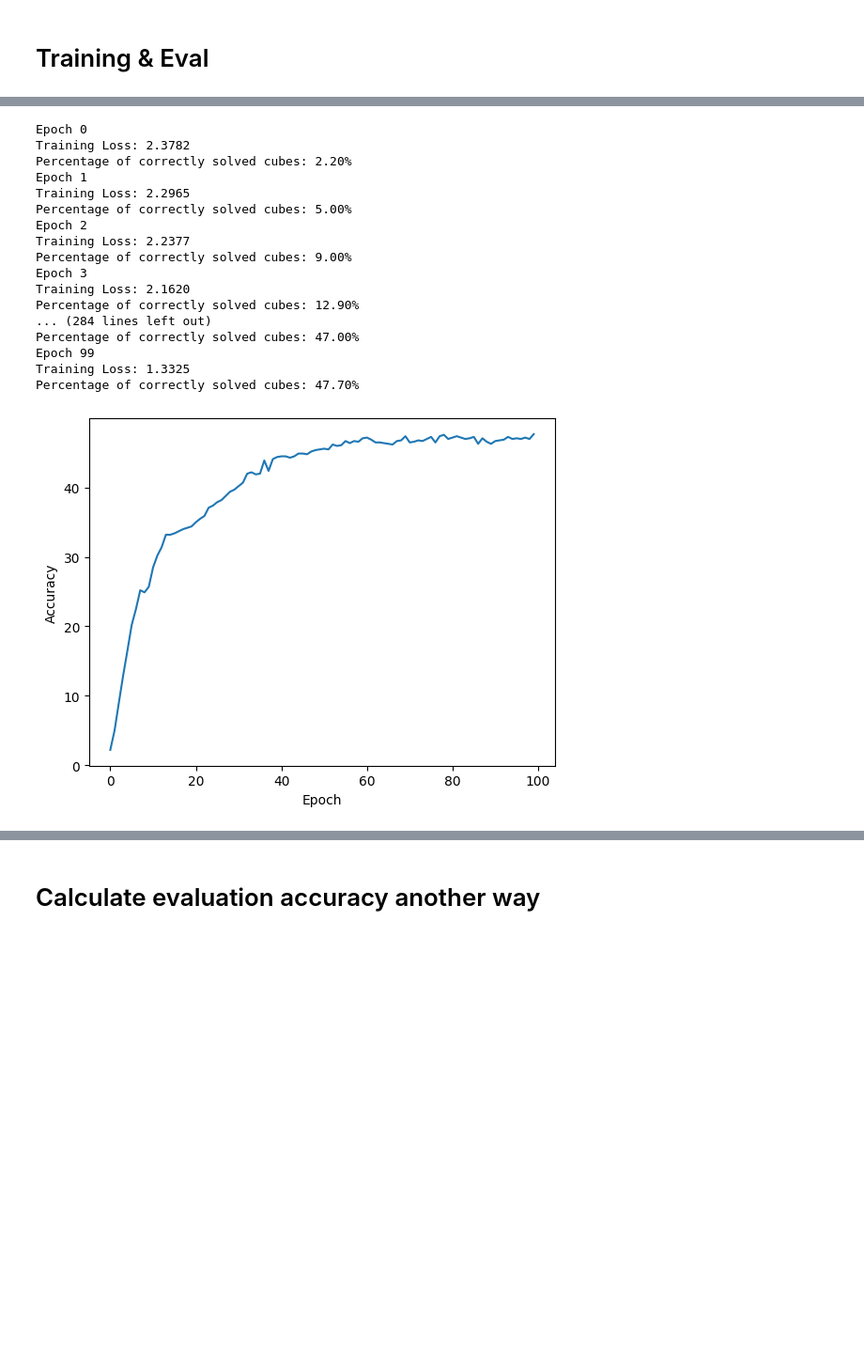
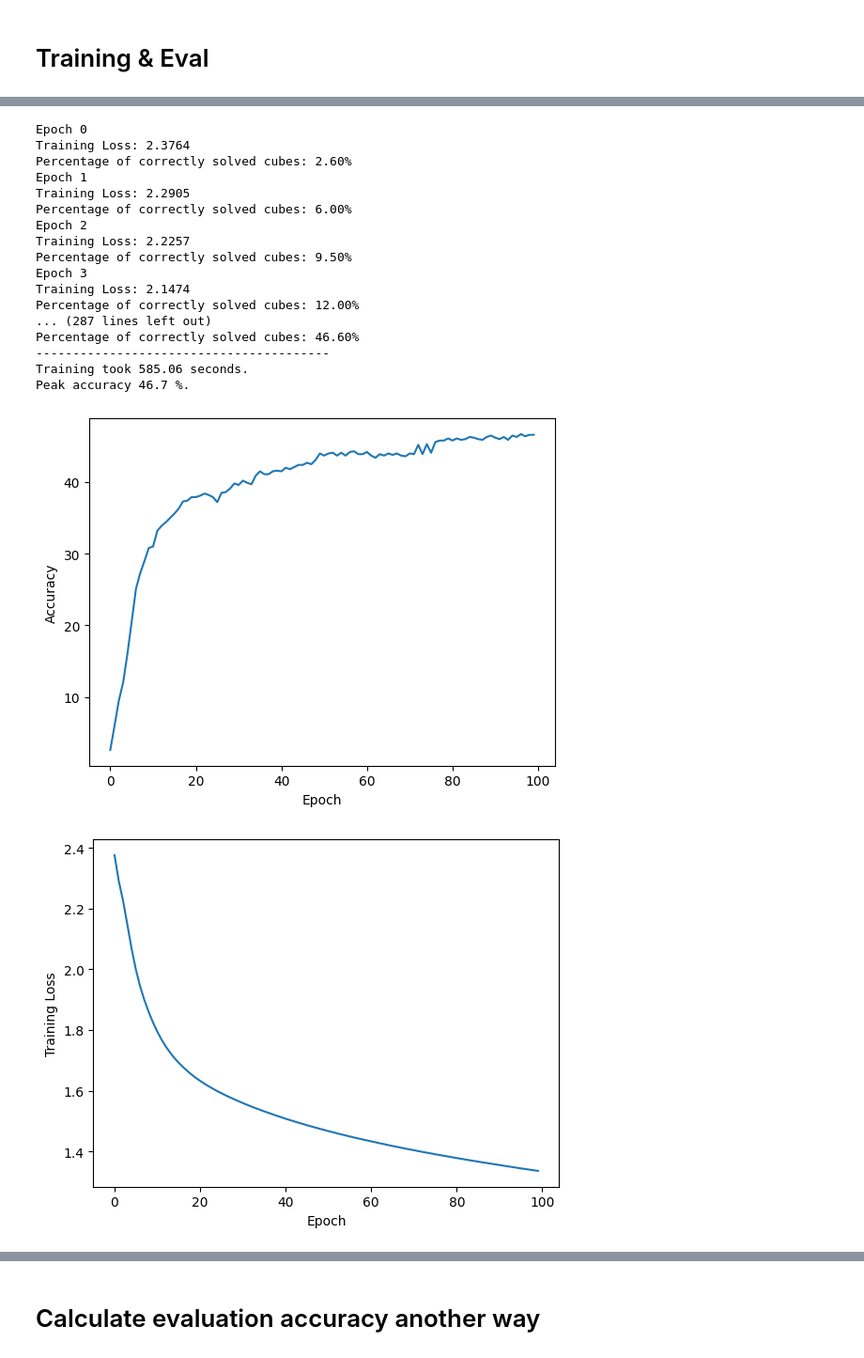
Before and after one commit to kvnjthms/rubiks, a Jupyter notebook: rubiks.ipynb, the cells around one changed output, grey strips where cells are left out. Shown: that part at 94% size. Saved outputs shown, nothing was run; the diff lists cells and outputs as text; code cells hidden in the pictures; blank space fills up the shorter version.

```diff
--- a/rubiks.ipynb
+++ b/rubiks.ipynb
@@ -21,6 +21,8 @@ RUBIKS_CUBE = init_cube()
 MAX_MOVES = 10
 # make this many passes over the dataset
 NUM_EPOCHS = 100
+# Learning rate for Gradient Descent
+LEARNING_RATE = 0.001
 # %% [markdown]
 ### Scrambling
 # %%
@@ -281,5 +415,10 @@ def display_cube(cube):
 # %%
+# Choose 6 So(3) symmetries for 6 faces of the cube
+
+# x rotation works on depth and height
+# y rotation works on depth and width
 rot_dims = {
+
     'x': (2, 3),
     'y': (2, 4),
 }
@@ -321,60 +460,47 @@ class GroupConv3D(nn.Module):
         conv_outputs = []
         for orientation in range(self.num_orientations):
             # 1) Rotate the base kernel
             w = rotate_3d_kernel(self.weight, orientation)
 
             # 2) Standard 3D convolution with rotated kernel
             output = F.conv3d(x, w, stride=1, padding=1)
             conv_outputs.append(output)
 
         # 3) Sum (or average) across all oriented conv results
         # shape of each conv_g: (batch_size, out_channels, D_out, H_out, W_out)
         stacked = torch.stack(conv_outputs, dim=0)  # (num_orientations, batch, out_ch, D_out, H_out, W_out)
         return stacked.sum(dim=0)  # (batch, out_channels, D_out, H_out, W_out)
 
 
 
 class RubiksSolverGCNN(RubiksSolverNetwork):
     def __init__(self, train_dataset, eval_dataset):
         super().__init__(train_dataset, eval_dataset)
 
         # Define a group-invariant conv layer
         self.conv1 = GroupConv3D(in_channels=1, out_channels=16)  # 16 output channels
 
 # Instantiate the neural network
 net = RubiksSolverGCNN(train_dataset, eval_dataset)
-
-import matplotlib.pyplot as plt
-
-eval_accuracies = []
-for epoch in range(NUM_EPOCHS):
-  print("Epoch", epoch)
-  net.train()
-  acc = net.eval()
-  eval_accuracies.append(acc)
-
-# plot accuracies
-plt.plot(eval_accuracies)
-plt.xlabel("Epoch")
-plt.ylabel("Accuracy")
-plt.show()
+train_and_display(net)
 # %% [output]
 Epoch 0
-Training Loss: 2.3782
-Percentage of correctly solved cubes: 2.20%
+Training Loss: 2.3764
+Percentage of correctly solved cubes: 2.60%
 Epoch 1
-Training Loss: 2.2965
-Percentage of correctly solved cubes: 5.00%
+Training Loss: 2.2905
+Percentage of correctly solved cubes: 6.00%
 Epoch 2
-Training Loss: 2.2377
-Percentage of correctly solved cubes: 9.00%
+Training Loss: 2.2257
+Percentage of correctly solved cubes: 9.50%
 Epoch 3
-Training Loss: 2.1620
-Percentage of correctly solved cubes: 12.90%
-... (284 lines left out)
-Percentage of correctly solved cubes: 47.00%
-Epoch 99
-Training Loss: 1.3325
-Percentage of correctly solved cubes: 47.70%
+Training Loss: 2.1474
+Percentage of correctly solved cubes: 12.00%
+... (287 lines left out)
+Percentage of correctly solved cubes: 46.60%
+----------------------------------------
+Training took 585.06 seconds.
+Peak accuracy 46.7 %.
-[figure, old version]
+[figure, new version]
+[figure, added]
 # %% [markdown]
```
Also changed, not shown: parts of 14 cells of this notebook.
